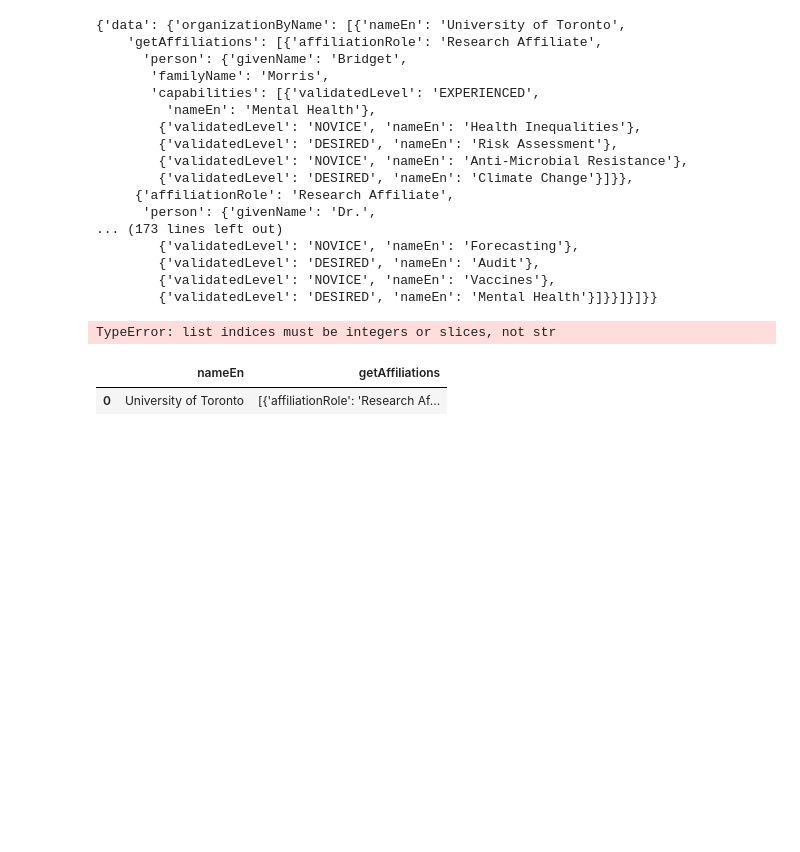
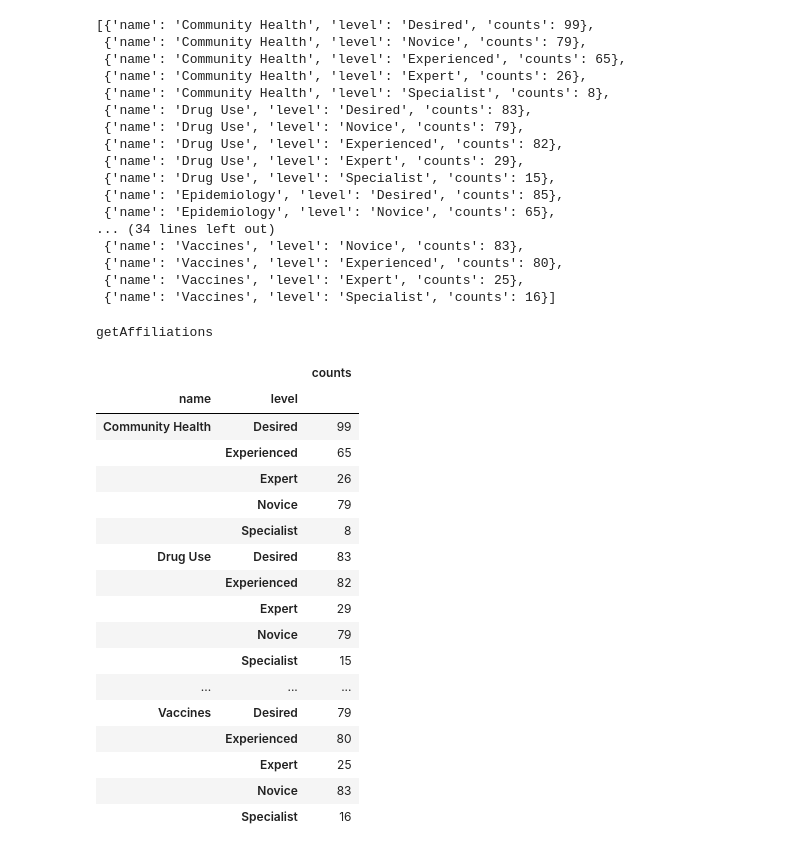
Before and after one commit to ToferC/epi_center, a Jupyter notebook: analysis_python.ipynb, the cells around one changed output. Drawn from its saved outputs; the diff is of its cells as text; code cells hidden in the pictures; blank space fills up the shorter version.

```diff
--- a/analysis_python.ipynb
+++ b/analysis_python.ipynb
@@ -36,31 +43,53 @@ query {
 r = requests.post(url=url, json={'query': query}, headers=headers)
 # %%
 data = r.json()
-data
+capability_counts = data['data']['capabilityCountsByDomain']
+capability_counts
 # %% [output]
-{'data': {'organizationByName': [{'nameEn': 'University of Toronto',
-    'getAffiliations': [{'affiliationRole': 'Research Affiliate',
-      'person': {'givenName': 'Bridget',
-       'familyName': 'Morris',
-       'capabilities': [{'validatedLevel': 'EXPERIENCED',
-         'nameEn': 'Mental Health'},
-        {'validatedLevel': 'NOVICE', 'nameEn': 'Health Inequalities'},
-        {'validatedLevel': 'DESIRED', 'nameEn': 'Risk Assessment'},
-        {'validatedLevel': 'NOVICE', 'nameEn': 'Anti-Microbial Resistance'},
-        {'validatedLevel': 'DESIRED', 'nameEn': 'Climate Change'}]}},
-     {'affiliationRole': 'Research Affiliate',
-      'person': {'givenName': 'Dr.',
-... (173 lines left out)
-        {'validatedLevel': 'NOVICE', 'nameEn': 'Forecasting'},
-        {'validatedLevel': 'DESIRED', 'nameEn': 'Audit'},
-        {'validatedLevel': 'NOVICE', 'nameEn': 'Vaccines'},
-        {'validatedLevel': 'DESIRED', 'nameEn': 'Mental Health'}]}}]}]}}
+[{'name': 'Community Health', 'level': 'Desired', 'counts': 99},
+ {'name': 'Community Health', 'level': 'Novice', 'counts': 79},
+ {'name': 'Community Health', 'level': 'Experienced', 'counts': 65},
+ {'name': 'Community Health', 'level': 'Expert', 'counts': 26},
+ {'name': 'Community Health', 'level': 'Specialist', 'counts': 8},
+ {'name': 'Drug Use', 'level': 'Desired', 'counts': 83},
+ {'name': 'Drug Use', 'level': 'Novice', 'counts': 79},
+ {'name': 'Drug Use', 'level': 'Experienced', 'counts': 82},
+ {'name': 'Drug Use', 'level': 'Expert', 'counts': 29},
+ {'name': 'Drug Use', 'level': 'Specialist', 'counts': 15},
+ {'name': 'Epidemiology', 'level': 'Desired', 'counts': 85},
+ {'name': 'Epidemiology', 'level': 'Novice', 'counts': 65},
+... (34 lines left out)
+ {'name': 'Vaccines', 'level': 'Novice', 'counts': 83},
+ {'name': 'Vaccines', 'level': 'Experienced', 'counts': 80},
+ {'name': 'Vaccines', 'level': 'Expert', 'counts': 25},
+ {'name': 'Vaccines', 'level': 'Specialist', 'counts': 16}]
+# %%
+for a in affiliations:
+    print(a)
+# %% [output]
+getAffiliations
 # %%
-df = pd.json_normalize(data['data']['organizationByName']['getAffiliations'])
+df = pd.json_normalize(data['data']['capabilityCountsByDomain'])
-# %% [output]
-TypeError: list indices must be integers or slices, not str
 # %%
-df
+cps = df.groupby(['name', 'level']).agg(sum)
-# %% [output]
-|  | nameEn | getAffiliations |
-| 0 | University of Toronto | [{'affiliationRole': 'Research Af... |
+# %%
+cps
+# %% [output]
+|  |  | counts |
+| name | level |  |
+| Community Health | Desired | 99 |
+|  | Experienced | 65 |
+|  | Expert | 26 |
+|  | Novice | 79 |
+|  | Specialist | 8 |
+| Drug Use | Desired | 83 |
+|  | Experienced | 82 |
+|  | Expert | 29 |
+|  | Novice | 79 |
+|  | Specialist | 15 |
+| ... | ... | ... |
+| Vaccines | Desired | 79 |
+|  | Experienced | 80 |
+|  | Expert | 25 |
+|  | Novice | 83 |
+|  | Specialist | 16 |
```
Also changed, not shown: parts of 7 cells of this notebook, 7 other files.
